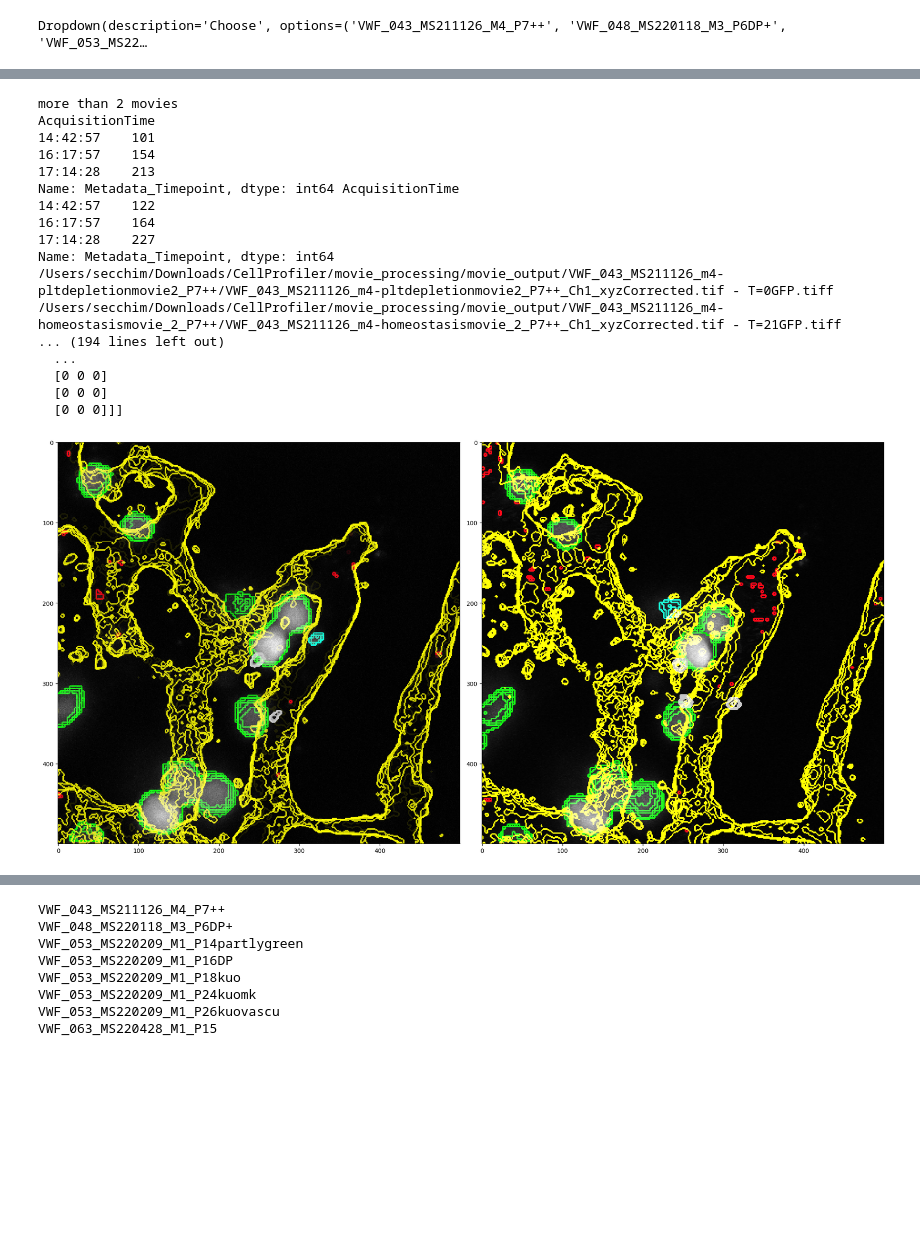
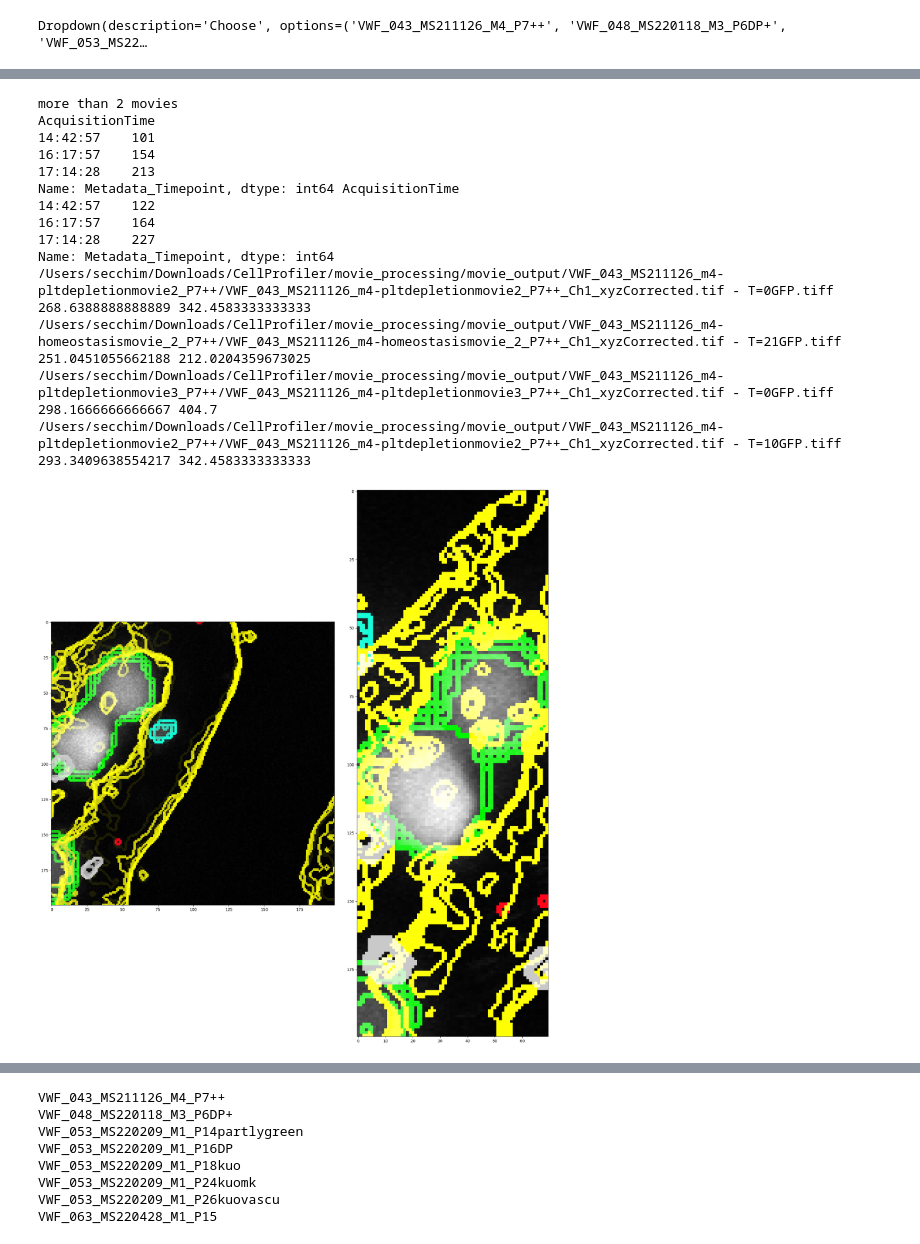
Before and after one commit to Mas515/Image_analysis, a Jupyter notebook: Data_checking.ipynb, the cells around one changed output, grey strips where cells are left out. Saved outputs shown, nothing was run; the diff lists cells and outputs as text; code cells hidden in the pictures; blank space fills up the shorter version.

Commit message:
VWF_078 movies

```diff
--- a/Data_checking.ipynb
+++ b/Data_checking.ipynb
@@ -235,6 +269,9 @@ if len(list(grouped2['Metadata_VWF'].unique()))>2:
     print('more than 2 movies')
     #The last timepoint of the first movie and the first timepoint of the second
     #The tracked cell coordinates
+
+    #indexes of the rows of the earliest and latest timepoint of all the movies with the same position
+    #PB THE CELL IS NOT NECESSARILY FOUND IN THESE FRAMES? BUT IT SHOULD BE because it should only include timeframes with cells
     min, max = grouped2.groupby('AcquisitionTime')['Metadata_Timepoint'].idxmin(), grouped2.groupby('AcquisitionTime')['Metadata_Timepoint'].idxmax()
     print(min,max)
 
@@ -243,61 +280,102 @@ if len(list(grouped2['Metadata_VWF'].unique()))>2:
         img_1=str(grouped2.loc[min[i],'FileName_GFP'])[:-4]+'GFP.tiff'
         path1='/Users/secchim/Downloads/CellProfiler/movie_processing/movie_output/'+ str(grouped2.loc[min[i],'Metadata_VWF'])+'/'+img_1
         print(path1)
+        #location of the cell in that row
+        crop1x=grouped2.loc[min[i],'Location_Center_X']
+        crop1y=grouped2.loc[min[i],'Location_Center_Y']
+        print(crop1x, crop1y)
         img_2=str(grouped2.loc[max[i-1],'FileName_GFP'])[:-4]+'GFP.tiff'
         path2='/Users/secchim/Downloads/CellProfiler/movie_processing/movie_output/'+ str(grouped2.loc[max[i-1],'Metadata_VWF'])+'/'+img_2
         print(path2)
-
+        crop2x=grouped2.loc[max[i-1],'Location_Center_X']
+        crop2y=grouped2.loc[min[i-1],'Location_Center_Y']
+        print(crop2x, crop2y)
 
         sample_data = io.imread(path1)
-        # print(sample_data)
         sample_data.shape
         sample_max=sample_data[0,:,:]
-        print(sample_max)
-        # sample_max.shape
+        #calculates the maximum intensity projection
         for i in range(0, sample_data.shape[0]):
             # print(i)
             sample_max= np.maximum(sample_max, sample_data[i,:,:])
         # sample_max
 
         fig = plt.figure(figsize=(20, 20))
         rows=1
         columns=2
         fig.add_subplot(rows, columns, 1)
-        imshow(sample_max/sample_data.max())
+        # imshow(sample_max/sample_data.max())
+        #crops the image to the cell and its surroundings 100 pixels
+        #pb if the cell is at the edge of the image
+        if crop1x-100<0:
+            X1min=0
+        else:
+            X1min=crop1x-100
+        if crop1x+100>sample_max.shape[0]:
+            X1max=sample_max.shape[0]
+        else:
+            X1max=crop1x+100
+        if crop1y-100<0:
+            Y1min=0
+        else:
+            Y1min=crop1y-100
+        if crop1y+100>sample_max.shape[1]:
+            Y1max=sample_max.shape[1]
+        else:
+            Y1max=crop1y+100
+        if crop2x-100<0:
+            X2min=0
+        else:
+            X2min=crop2x-100
+        if crop2x+100>sample_max.shape[0]:
+            X2max=sample_max.shape[0]
+        else:
+            X2max=crop2x+100
+        if crop1y-100<0:
+            Y2min=0
+        else:
+            Y2min=crop1y-100
+        if crop2y+100>sample_max.shape[1]:
+            Y2max=sample_max.shape[1]
+        else:
+            Y2max=crop2y+100
+        imshow(sample_max[int(X1min):int(X1max), int(Y1min):int(Y1max)])
 
         sample_data = io.imread(path2)
         # print(sample_data)
         sample_data.shape
         sample_max=sample_data[0,:,:]
-        print(sample_max)
+        # print(sample_max)
         # sample_max.shape
         for i in range(0, sample_data.shape[0]):
             # print(i)
             sample_max= np.maximum(sample_max, sample_data[i,:,:])
         fig.add_subplot(rows, columns, 2)
-        imshow(sample_max/sample_data.max())
+        # imshow(sample_max/sample_data.max())
+        imshow(sample_max[int(X2min):int(X2max), int(Y2min):int(Y2max)])
 
-for i in list(grouped2['Track_ID'].unique()):
-    ti=grouped[grouped2['Track_ID']==i]
-    indexti=ti.index[0]
-    # print(ti)
-    print(ti.loc[indexti,'Location_Center_X'], ti.loc[indexti,'Location_Center_Y'], ti.loc[indexti,'Track_ID'])
+# for i in list(grouped2['Track_ID'].unique()):
+#     ti=grouped2[grouped2['Track_ID']==i]
+#     indexti=ti.index[0]
+#     # print(ti)
+#     print(ti.loc[indexti,'Location_Center_X'], ti.loc[indexti,'Location_Center_Y'], ti.loc[indexti,'Track_ID'])
 # %% [output]
 more than 2 movies
 AcquisitionTime
 14:42:57    101
 16:17:57    154
 17:14:28    213
 Name: Metadata_Timepoint, dtype: int64 AcquisitionTime
 14:42:57    122
 16:17:57    164
 17:14:28    227
 Name: Metadata_Timepoint, dtype: int64
 /Users/secchim/Downloads/CellProfiler/movie_processing/movie_output/VWF_043_MS211126_m4-pltdepletionmovie2_P7++/VWF_043_MS211126_m4-pltdepletionmovie2_P7++_Ch1_xyzCorrected.tif - T=0GFP.tiff
+268.6388888888889 342.4583333333333
 /Users/secchim/Downloads/CellProfiler/movie_processing/movie_output/VWF_043_MS211126_m4-homeostasismovie_2_P7++/VWF_043_MS211126_m4-homeostasismovie_2_P7++_Ch1_xyzCorrected.tif - T=21GFP.tiff
-... (194 lines left out)
-  ...
-  [0 0 0]
-  [0 0 0]
-  [0 0 0]]]
+251.0451055662188 212.0204359673025
+/Users/secchim/Downloads/CellProfiler/movie_processing/movie_output/VWF_043_MS211126_m4-pltdepletionmovie3_P7++/VWF_043_MS211126_m4-pltdepletionmovie3_P7++_Ch1_xyzCorrected.tif - T=0GFP.tiff
+298.1666666666667 404.7
+/Users/secchim/Downloads/CellProfiler/movie_processing/movie_output/VWF_043_MS211126_m4-pltdepletionmovie2_P7++/VWF_043_MS211126_m4-pltdepletionmovie2_P7++_Ch1_xyzCorrected.tif - T=10GFP.tiff
+293.3409638554217 342.4583333333333
-[figure, old version]
+[figure, new version]
```
Also changed, not shown: parts of 8 cells of this notebook, 51 other files.
